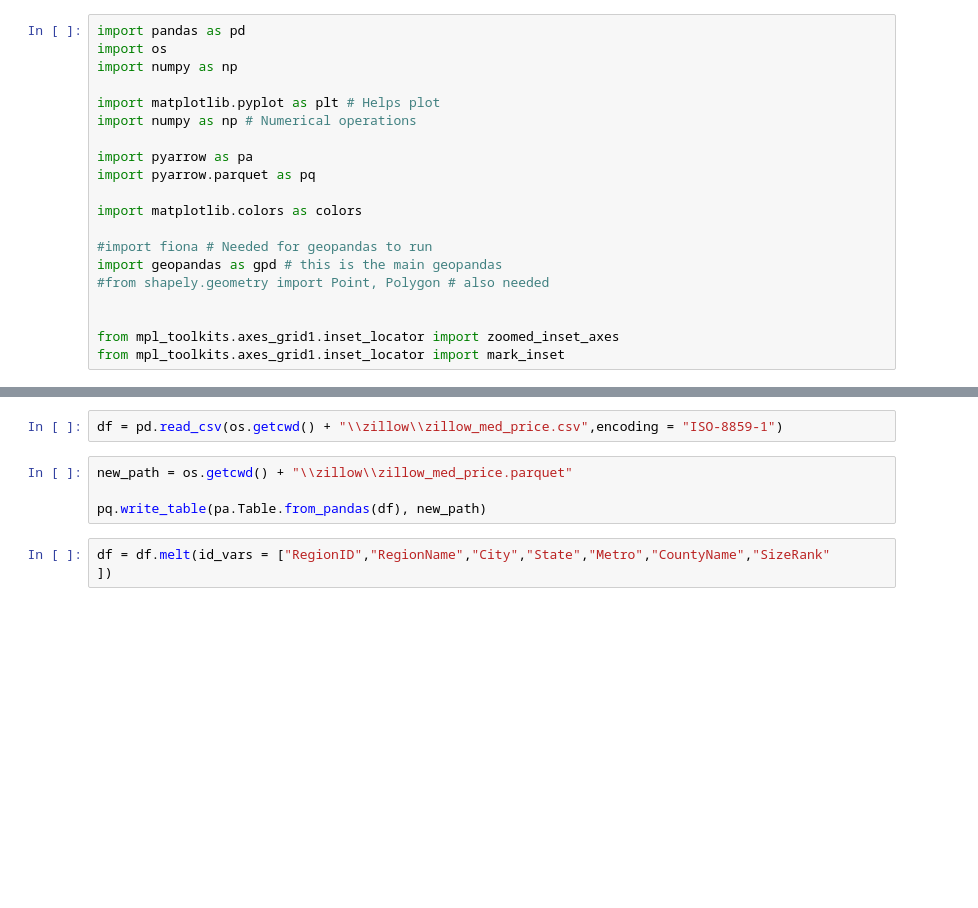
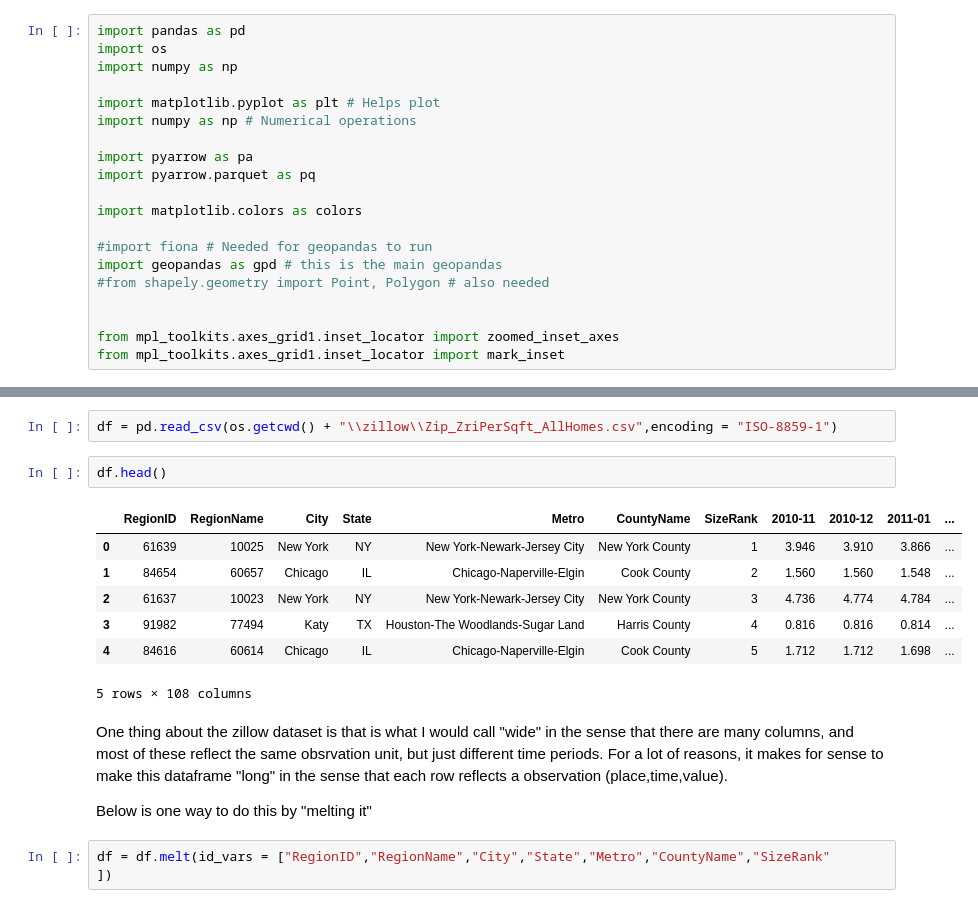
Before and after one commit to mwaugh0328/data_bootcamp_spring_2019, a Jupyter notebook: mapping/zillow_data.ipynb, the cells around one changed output, grey strips where cells are left out. Saved outputs shown, nothing was run; the diff lists cells and outputs as text; blank space fills up the shorter version.

```diff
--- a/mapping/zillow_data.ipynb
+++ b/mapping/zillow_data.ipynb
@@ -25,9 +31,19 @@ os.getcwd() + "\\zillow\\zillow_med_price"
 # %%
-df = pd.read_csv(os.getcwd() + "\\zillow\\zillow_med_price.csv",encoding = "ISO-8859-1")
+df = pd.read_csv(os.getcwd() + "\\zillow\\Zip_ZriPerSqft_AllHomes.csv",encoding = "ISO-8859-1")
-# %%
-new_path = os.getcwd() + "\\zillow\\zillow_med_price.parquet"
-
-pq.write_table(pa.Table.from_pandas(df), new_path)
+# %%
+df.head()
+# %% [output]
+|  | RegionID | RegionName | City | State | Metro | CountyName | SizeRank | 2010-11 | 2010-12 | 2011-01 | ... |
+| 0 | 61639 | 10025 | New York | NY | New York-Newark-Jersey City | New York County | 1 | 3.946 | 3.910 | 3.866 | ... |
+| 1 | 84654 | 60657 | Chicago | IL | Chicago-Naperville-Elgin | Cook County | 2 | 1.560 | 1.560 | 1.548 | ... |
+| 2 | 61637 | 10023 | New York | NY | New York-Newark-Jersey City | New York County | 3 | 4.736 | 4.774 | 4.784 | ... |
+| 3 | 91982 | 77494 | Katy | TX | Houston-The Woodlands-Sugar Land | Harris County | 4 | 0.816 | 0.816 | 0.814 | ... |
+| 4 | 84616 | 60614 | Chicago | IL | Chicago-Naperville-Elgin | Cook County | 5 | 1.712 | 1.712 | 1.698 | ... |
+5 rows × 108 columns
+# %% [markdown]
+One thing about the zillow dataset is that is what I would call "wide" in the sense that there are many columns, and most of these reflect the same obsrvation unit, but just different time periods. For a lot of reasons, it makes for sense to make this dataframe "long" in the sense that each row reflects a observation (place,time,value).
+
+Below is one way to do this by "melting it"
 # %%
 df = df.melt(id_vars = ["RegionID","RegionName","City","State","Metro","CountyName","SizeRank"
 ])
```
Also changed, not shown: parts of 18 cells of this notebook, 5 other files.
